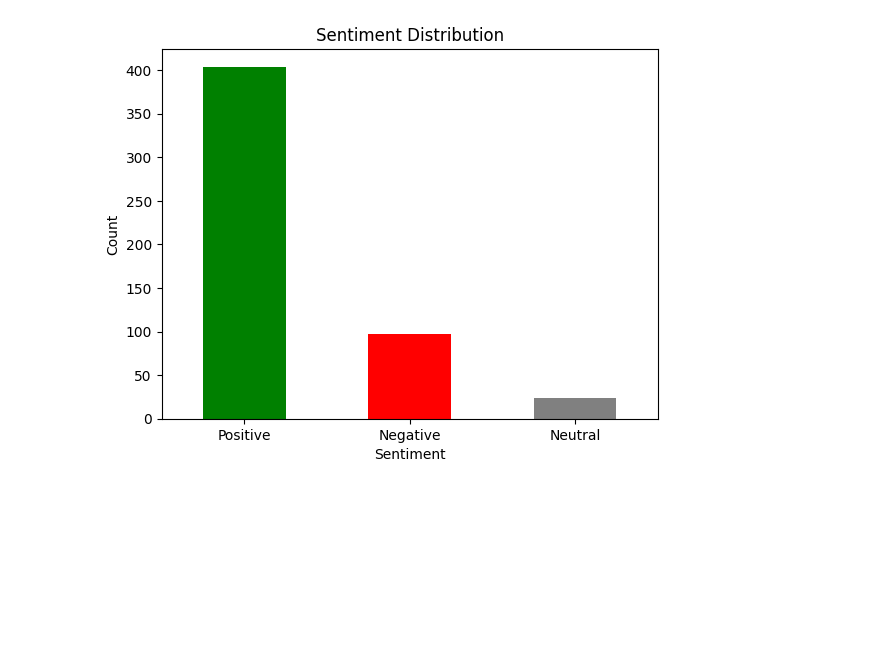
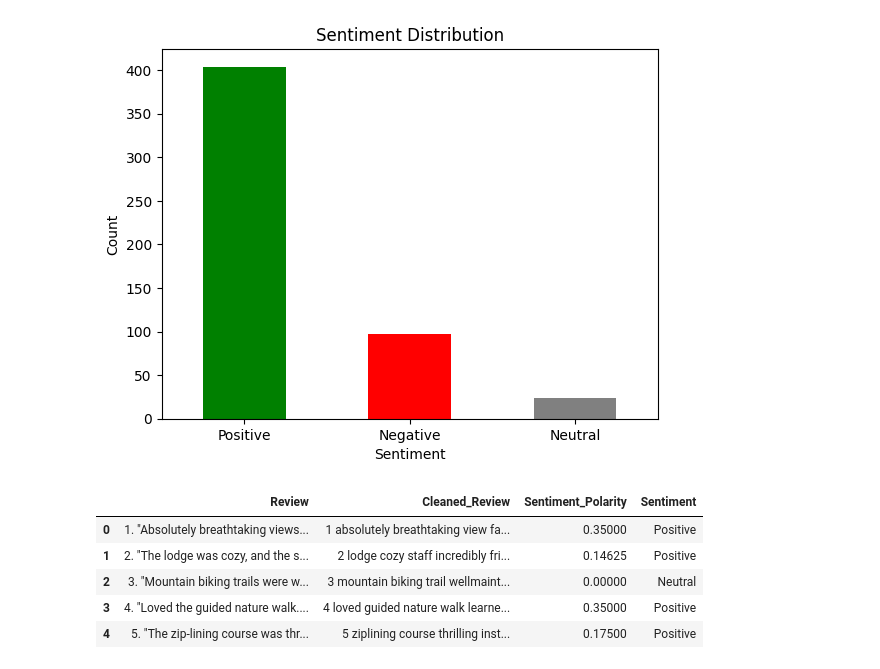
Before and after one commit to Vondent/UBC-Bolt-2025, a Jupyter notebook: ubc-bolt-2025.ipynb, the cells around one changed output. Saved outputs shown, nothing was run; the diff lists cells and outputs as text; code cells hidden in the pictures; blank space fills up the shorter version.

```diff
--- a/ubc-bolt-2025.ipynb
+++ b/ubc-bolt-2025.ipynb
@@ -184,3 +215,12 @@ plt.xticks(rotation=0)
 plt.show()
 # %% [output]
 [figure]
+# %%
+reviews_dat.head()
+# %% [output]
+|  | Review | Cleaned_Review | Sentiment_Polarity | Sentiment |
+| 0 | 1. "Absolutely breathtaking views... | 1 absolutely breathtaking view fa... | 0.35000 | Positive |
+| 1 | 2. "The lodge was cozy, and the s... | 2 lodge cozy staff incredibly fri... | 0.14625 | Positive |
+| 2 | 3. "Mountain biking trails were w... | 3 mountain biking trail wellmaint... | 0.00000 | Neutral |
+| 3 | 4. "Loved the guided nature walk.... | 4 loved guided nature walk learne... | 0.35000 | Positive |
+| 4 | 5. "The zip-lining course was thr... | 5 ziplining course thrilling inst... | 0.17500 | Positive |
```
Also changed, not shown: parts of 11 cells of this notebook.
